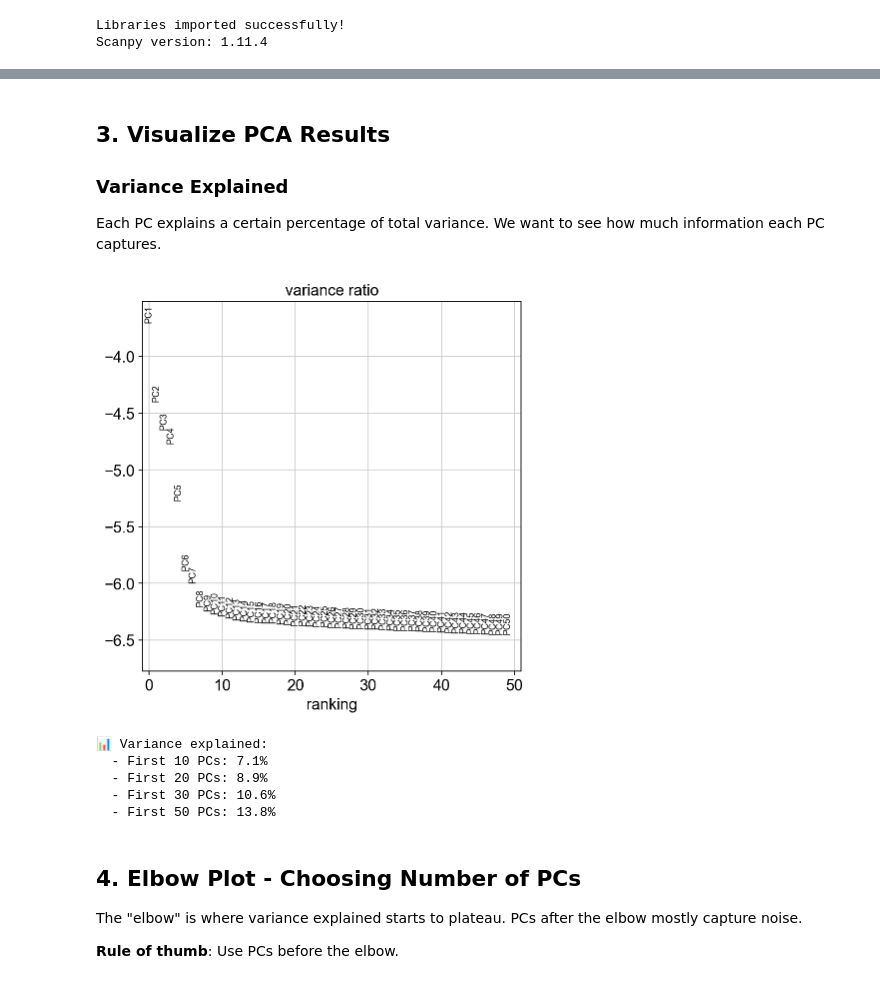
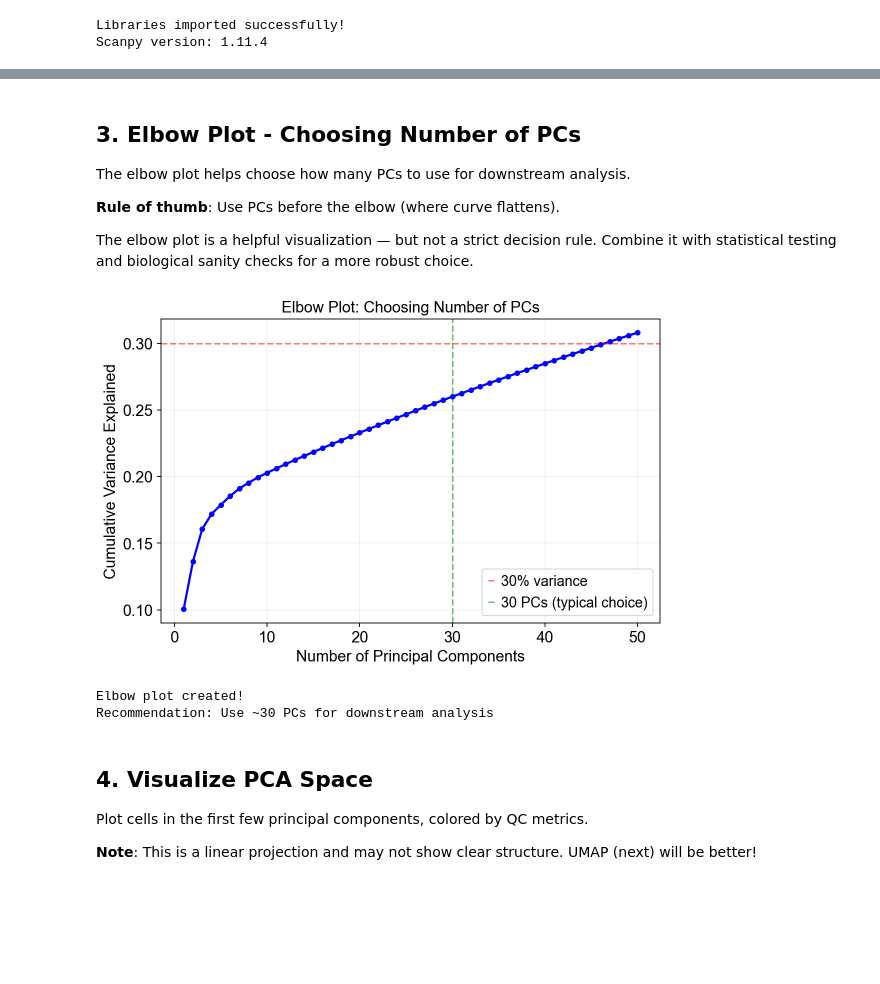
Before and after one commit to NM00001/Hands-on-Scanpy, a Jupyter notebook: notebooks/03_dimensionality_reduction.ipynb, the cells around one changed output, grey strips where cells are left out. Drawn from its saved outputs; the diff is of its cells as text; code cells hidden in the pictures; blank space fills up the shorter version.

```diff
--- a/notebooks/03_dimensionality_reduction.ipynb
+++ b/notebooks/03_dimensionality_reduction.ipynb
@@ -35,7 +36,7 @@ import seaborn as sns
 
 # Configure Scanpy
 sc.settings.verbosity = 3
-sc.settings.set_figure_params(dpi=80, facecolor='white', figsize=(6, 6))
+sc.settings.set_figure_params(dpi=80, facecolor='white')
 
 # Paths
 data_dir = '../data/'
@@ -138,33 +111,41 @@ Data reduced: 2000 HVGs → 50 PCs
 # %% [markdown]
-## 3. Visualize PCA Results
+## 3. Elbow Plot - Choosing Number of PCs
 
-### Variance Explained
+The elbow plot helps choose how many PCs to use for downstream analysis.
 
-Each PC explains a certain percentage of total variance. We want to see how much information each PC captures.
+**Rule of thumb**: Use PCs before the elbow (where curve flattens).
+
+The elbow plot is a helpful visualization — but not a strict decision rule.
+Combine it with statistical testing and biological sanity checks for a more robust choice.
 # %%
-# Plot variance ratio
-sc.pl.pca_variance_ratio(adata, log=True, n_pcs=50, show=False)
-plt.savefig(f'{results_dir}03_pca_variance_ratio.png', dpi=150, bbox_inches='tight')
+# Elbow plot
+fig, ax = plt.subplots(figsize=(8, 5))
+
+variance_ratio = adata.uns['pca']['variance_ratio']
+cumulative_var = np.cumsum(variance_ratio)
+
+ax.plot(range(1, 51), cumulative_var, 'bo-', linewidth=2, markersize=4)
+ax.axhline(y=0.3, color='r', linestyle='--', alpha=0.5, label='30% variance')
+ax.axvline(x=30, color='g', linestyle='--', alpha=0.5, label='30 PCs (typical choice)')
+ax.set_xlabel('Number of Principal Components')
+ax.set_ylabel('Cumulative Variance Explained')
+ax.set_title('Elbow Plot: Choosing Number of PCs')
+ax.legend()
+ax.grid(True, alpha=0.3)
+
+plt.savefig(f'{results_dir}03_pca_elbow_plot.png', dpi=150, bbox_inches='tight')
 plt.show()
 
-# Print cumulative variance
-cumvar = np.cumsum(adata.uns['pca']['variance_ratio'])
-print(f"\n📊 Variance explained:")
-print(f"  - First 10 PCs: {cumvar[9]:.1%}")
-print(f"  - First 20 PCs: {cumvar[19]:.1%}")
-print(f"  - First 30 PCs: {cumvar[29]:.1%}")
-print(f"  - First 50 PCs: {cumvar[49]:.1%}")
+print(f"Elbow plot created!")
+print(f"Recommendation: Use ~30 PCs for downstream analysis")
 # %% [output]
-[figure, old version]
+[figure, new version]
-📊 Variance explained:
-  - First 10 PCs: 7.1%
-  - First 20 PCs: 8.9%
-  - First 30 PCs: 10.6%
-  - First 50 PCs: 13.8%
+Elbow plot created!
+Recommendation: Use ~30 PCs for downstream analysis
 # %% [markdown]
-## 4. Elbow Plot - Choosing Number of PCs
+## 4. Visualize PCA Space
 
-The "elbow" is where variance explained starts to plateau. PCs after the elbow mostly capture noise.
+Plot cells in the first few principal components, colored by QC metrics.
 
-**Rule of thumb**: Use PCs before the elbow.
+**Note**: This is a linear projection and may not show clear structure. UMAP (next) will be better!
 # %%
```
Also changed, not shown: parts of 20 cells of this notebook.
